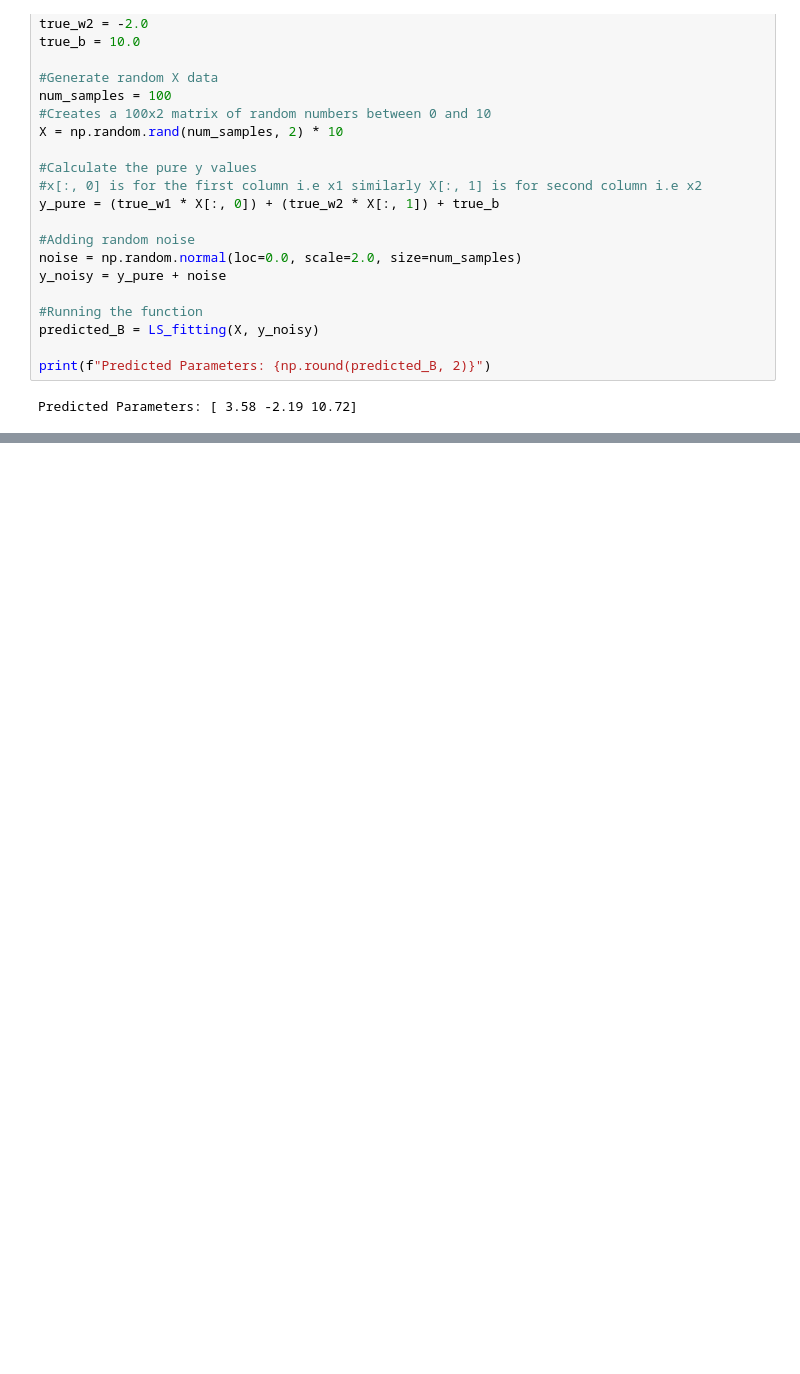
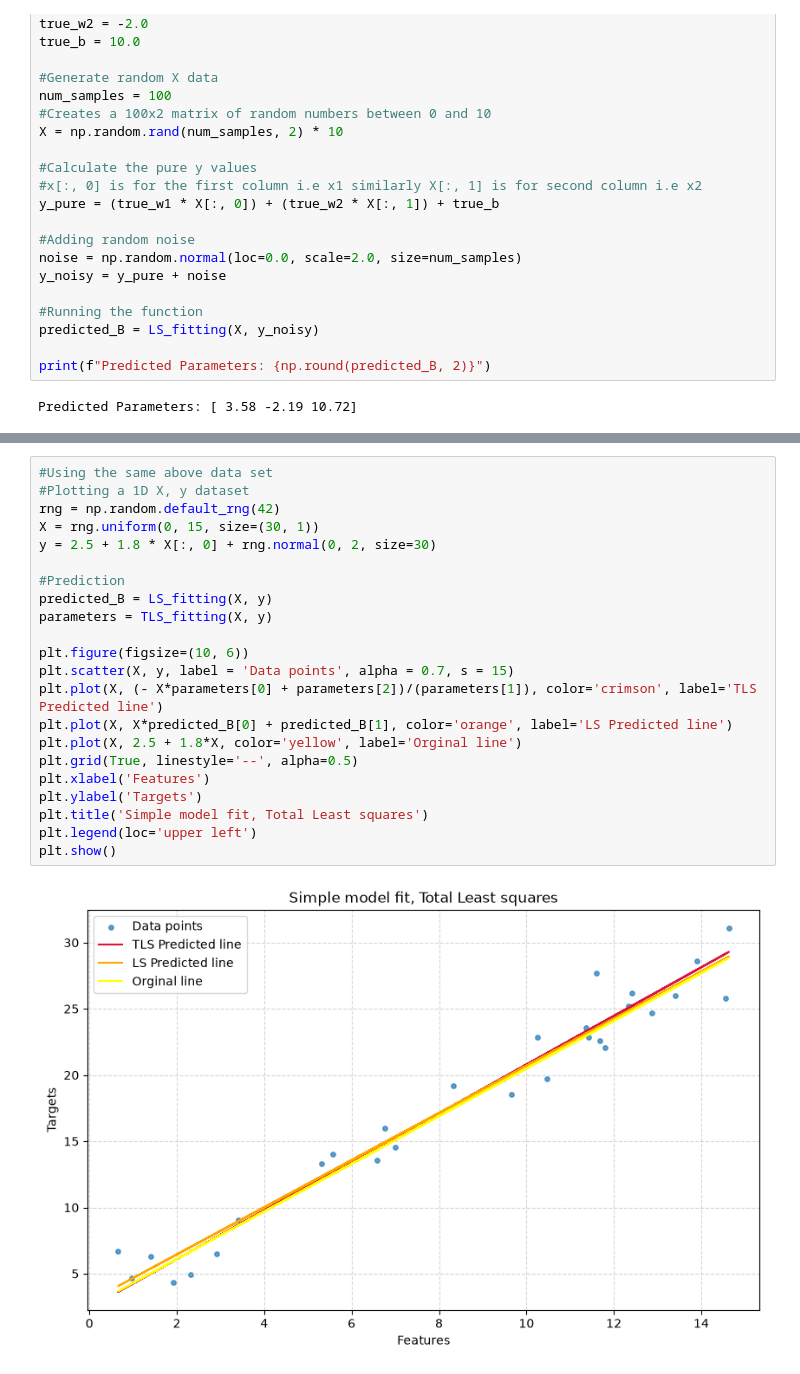
Before and after one commit to codingNR29/Image-processing, a Jupyter notebook: 05 Fitting.ipynb, the cells around one changed output, grey strips where cells are left out. Cells and saved outputs as stored; diff of their text form; blank space fills up the shorter version.

```diff
--- a/05 Fitting.ipynb
+++ b/05 Fitting.ipynb
@@ -68,0 +132,24 @@ plt.show()
+# %%
+#Using the same above data set
+#Plotting a 1D X, y dataset
+rng = np.random.default_rng(42)
+X = rng.uniform(0, 15, size=(30, 1))
+y = 2.5 + 1.8 * X[:, 0] + rng.normal(0, 2, size=30)
+
+#Prediction
+predicted_B = LS_fitting(X, y)
+parameters = TLS_fitting(X, y)
+
+plt.figure(figsize=(10, 6))
+plt.scatter(X, y, label = 'Data points', alpha = 0.7, s = 15)
+plt.plot(X, (- X*parameters[0] + parameters[2])/(parameters[1]), color='crimson', label='TLS Predicted line')
+plt.plot(X, X*predicted_B[0] + predicted_B[1], color='orange', label='LS Predicted line')
+plt.plot(X, 2.5 + 1.8*X, color='yellow', label='Orginal line')
+plt.grid(True, linestyle='--', alpha=0.5)
+plt.xlabel('Features')
+plt.ylabel('Targets')
+plt.title('Simple model fit, Total Least squares')
+plt.legend(loc='upper left')
+plt.show()
+# %% [output]
+[figure, added]
```
Also changed, not shown: parts of 8 cells of this notebook.
